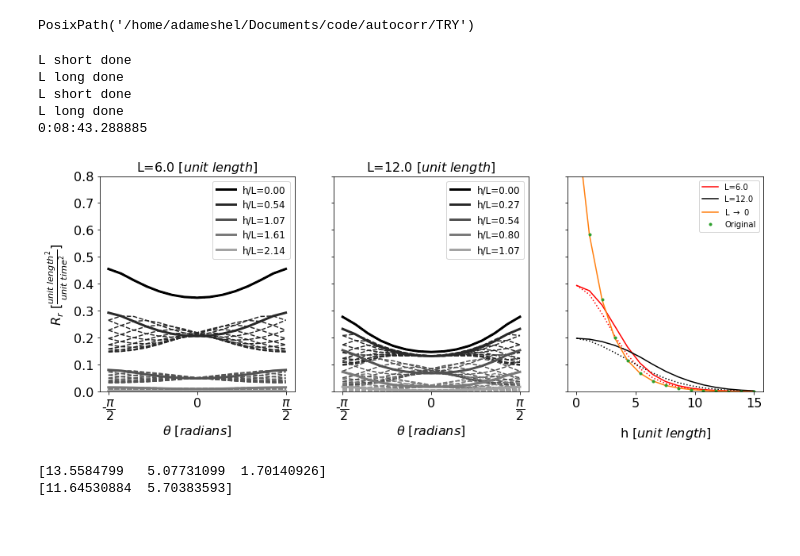
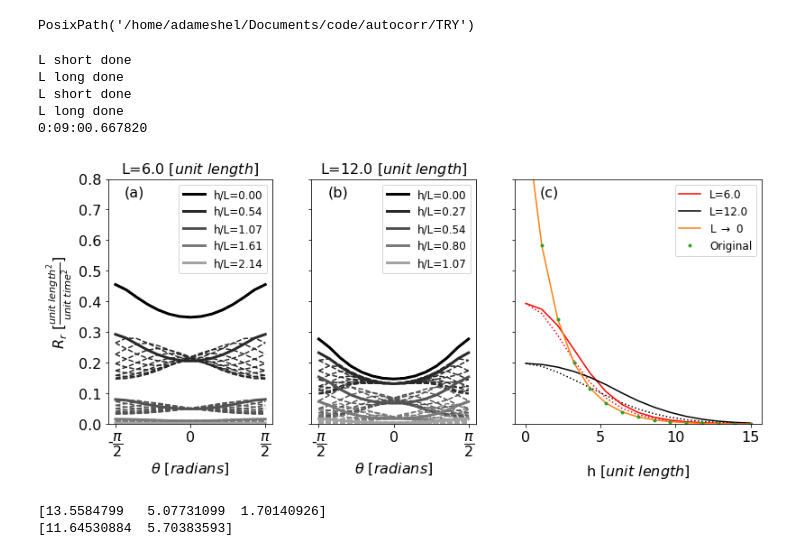
Before and after one commit to adameshel/spatial_autocorrelation, a Jupyter notebook: Autocorr/auto_corr.ipynb, the cells around one changed output. Drawn from its saved outputs; the diff is of its cells as text; code cells hidden in the pictures; blank space fills up the shorter version.

```diff
--- a/Autocorr/auto_corr.ipynb
+++ b/Autocorr/auto_corr.ipynb
@@ -329,6 +209,7 @@ eps = 0.0
 # Define parameters
 alpha = 2.0
 beta = 1.0
+gamma = 0.5
 thetas = np.linspace(-np.pi/2+eps, np.pi/2-eps, 15)#20
 phis = np.linspace(-np.pi/2+eps, np.pi/2-eps, 15)#20
 L = 7.0
@@ -375,12 +256,30 @@ if printing:
 
 Rr_orig = []
 for h in hs:
-    temp = acf_original(h, alpha, beta)
+    temp = acf_original_gamma(h, alpha, beta, gamma)
     Rr_orig.append(temp)
 Rr_orig = np.array(Rr_orig)
 if printing:
     ax[2].plot(hs,Rr_orig,'.C2',label='Original')
     ax[2].legend()
+########################
+########################
+gamma = 1.0
+L = 0.01
+Rr = compute_acf(hs,L,printing=False)
+maxy = np.nanmin((np.nanmax(Rr),maxy))
+if printing:
+    ax[2].plot(hs,Rr,'C0',label=r'L $\rightarrow$ 0')
+Rr_orig = []
+for h in hs:
+    temp = acf_original_gamma(h, alpha, beta, gamma)
+    Rr_orig.append(temp)
+Rr_orig = np.array(Rr_orig)
+if printing:
+    ax[2].plot(hs,Rr_orig,'.C3',label='Original')
+    ax[2].legend()
+########################
+########################
 
 ax[0].set_xticks([-np.pi/2.0,0.0,np.pi/2.0])
 ax[1].set_xticks([-np.pi/2.0,0.0,np.pi/2.0])
@@ -392,5 +291,5 @@ ax[2].xaxis.set_label_coords(10.5+(hs[0]-hs[-1])/2, -0.16) # (hs[0]-hs[-1])/2
 # ax[2].set_ylim(0,maxy)
 ax[2].set_ylim(0,0.8)
 print(datetime.datetime.now() - then)
-fig.savefig(my_path.joinpath('theta_and_phi' + str(full_expr) + '.png'), bbox_inches='tight')
+# fig.savefig(my_path.joinpath('theta_and_phi' + str(full_expr) + '.png'), bbox_inches='tight')
 # %% [output]
@@ -419,7 +318,8 @@ def make_hs():
     hs = np.linspace(0.01,15.0,15)#15
     return hs
 hs = make_hs()
-fig, ax = plt.subplots(1,3, figsize=(15,5), sharey=True)
+fig, ax = plt.subplots(1,3, figsize=(13,5), sharey=True,
+                      gridspec_kw={'width_ratios': [2, 2, 3]})
 for k in range(2):
     if k==0:
         full_expr = True
@@ -509,36 +409,42 @@ for h in hs:
 avgs = np.array(avgs)
 maxy = np.nanmin((np.nanmax(avgs),maxy))
 
 ax[2].plot(hs,avgs,'C1',label=r'L $\rightarrow$ 0')
 
 Rr_orig = []
 for h in hs:
     temp = acf_original(h, alpha, beta)
     Rr_orig.append(temp)
 Rr_orig = np.array(Rr_orig)
 
 ax[2].plot(hs,Rr_orig,'.C2',label='Original')
-ax[2].legend()
+ax[2].legend(fontsize=12)
 
 ax[0].set_xticks([-np.pi/2.0,0.0,np.pi/2.0])
 ax[1].set_xticks([-np.pi/2.0,0.0,np.pi/2.0])
 ax[0].set_xticklabels([r'-$\dfrac{\pi}{2}$', '0', r'$\dfrac{\pi}{2}$'])
 ax[1].set_xticklabels([r'-$\dfrac{\pi}{2}$', '0', r'$\dfrac{\pi}{2}$'])
 ax[0].tick_params(labelsize=fs); ax[1].tick_params(labelsize=fs);
 ax[2].tick_params(labelsize=fs);
 ax[2].xaxis.set_label_coords(0.5, -0.16) # (hs[0]-hs[-1])/2
 # ax[2].set_ylim(0,maxy)
 ax[2].set_ylim(0,0.8)
+strs_l = ['(a)','(b)','(c)']
+for i in range(len(strs_l)):
+    ax[i].text(0.1, 0.93, strs_l[i],
+                 fontsize=fs,
+                 color='k',
+                 transform=ax[i].transAxes);
 print(datetime.datetime.now() - then)
 fig.savefig(my_path.joinpath('theta_and_phi_full_expr_both' + '.png'), bbox_inches='tight')
 fig.savefig(fig_path.joinpath('theta_and_phi_full_expr_both' + '.png'), bbox_inches='tight')
 # %% [output]
 L short done
 L long done
 L short done
 L long done
-0:08:43.288885
+0:09:00.667820
-[figure, old version]
+[figure, new version]
 # %%
 def make_hs():
     hs = np.linspace(0.01,40.0,15)#15
```
Also changed, not shown: parts of 20 cells of this notebook, 4 other files.
